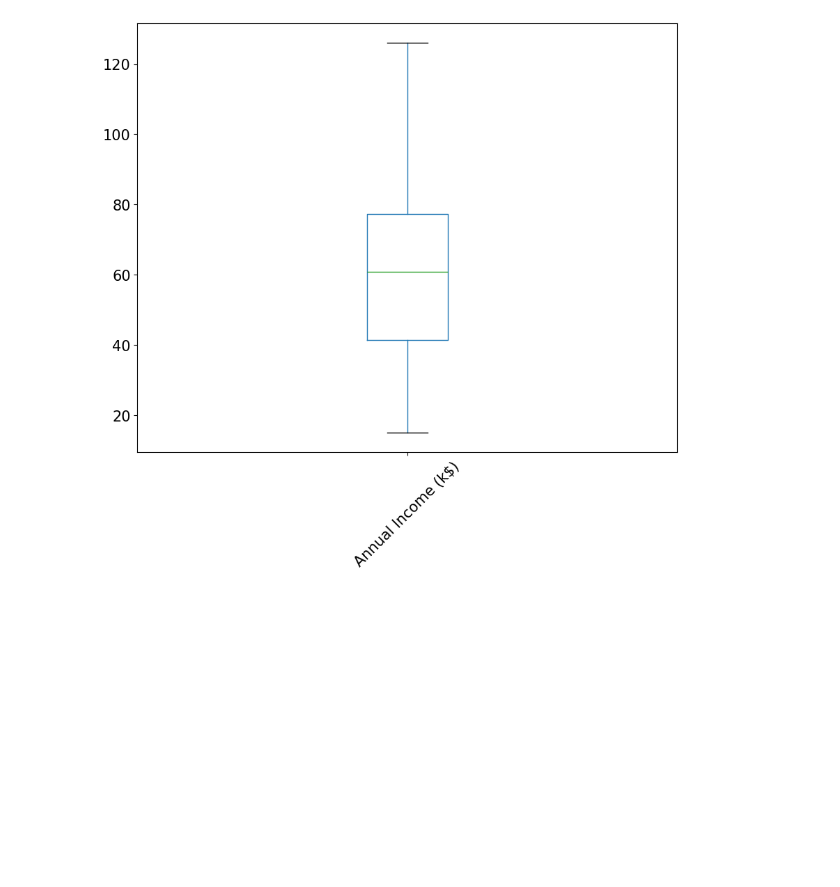
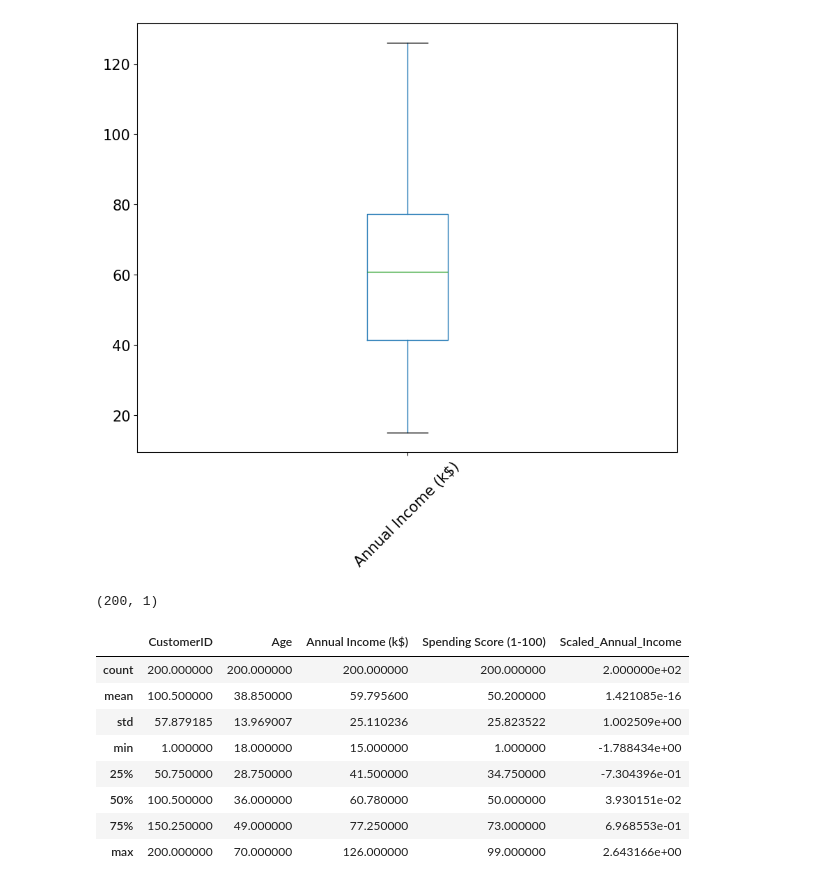
Before and after one commit to YinYinIsMyName/super-duper-spoon, a Jupyter notebook: notebooks/mall_customers.ipynb, the cells around one changed output. Cells and saved outputs as stored; diff of their text form; code cells hidden in the pictures; blank space fills up the shorter version.

```diff
--- a/notebooks/mall_customers.ipynb
+++ b/notebooks/mall_customers.ipynb
@@ -148,0 +167,4 @@ boxPlot = mall_customer_info.boxplot(grid=False,column=['Annual Income (k$)'],fo
+# %%
+scaled_annual_income.shape
+# %% [output]
+(200, 1)
@@ -148,0 +173,12 @@ boxPlot = mall_customer_info.boxplot(grid=False,column=['Annual Income (k$)'],fo
+# %%
+mall_customer_info.describe()
+# %% [output]
+|  | CustomerID | Age | Annual Income (k$) | Spending Score (1-100) | Scaled_Annual_Income |
+| count | 200.000000 | 200.000000 | 200.000000 | 200.000000 | 2.000000e+02 |
+| mean | 100.500000 | 38.850000 | 59.795600 | 50.200000 | 1.421085e-16 |
+| std | 57.879185 | 13.969007 | 25.110236 | 25.823522 | 1.002509e+00 |
+| min | 1.000000 | 18.000000 | 15.000000 | 1.000000 | -1.788434e+00 |
+| 25% | 50.750000 | 28.750000 | 41.500000 | 34.750000 | -7.304396e-01 |
+| 50% | 100.500000 | 36.000000 | 60.780000 | 50.000000 | 3.930151e-02 |
+| 75% | 150.250000 | 49.000000 | 77.250000 | 73.000000 | 6.968553e-01 |
+| max | 200.000000 | 70.000000 | 126.000000 | 99.000000 | 2.643166e+00 |
```
Also changed, not shown: parts of 7 cells of this notebook, 2 other files.
